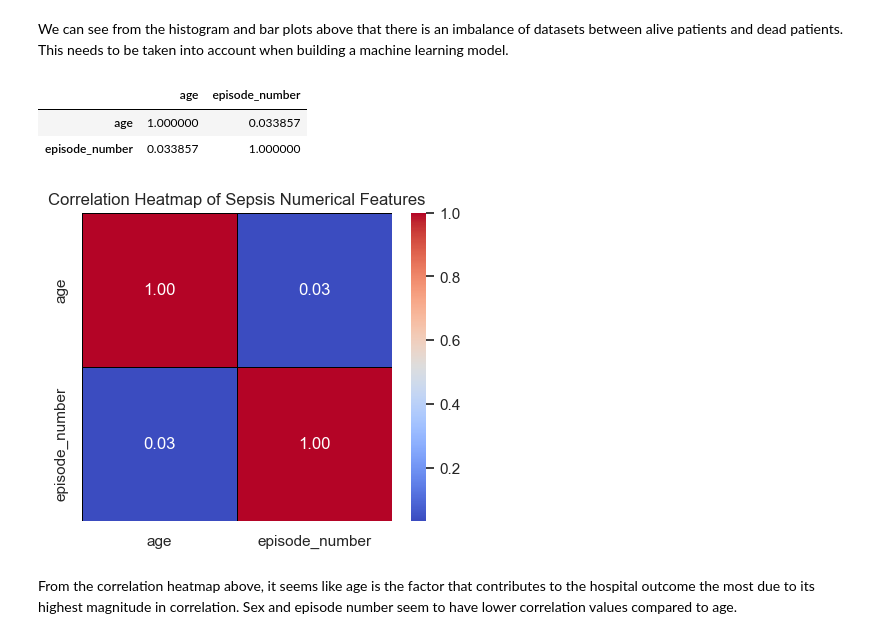
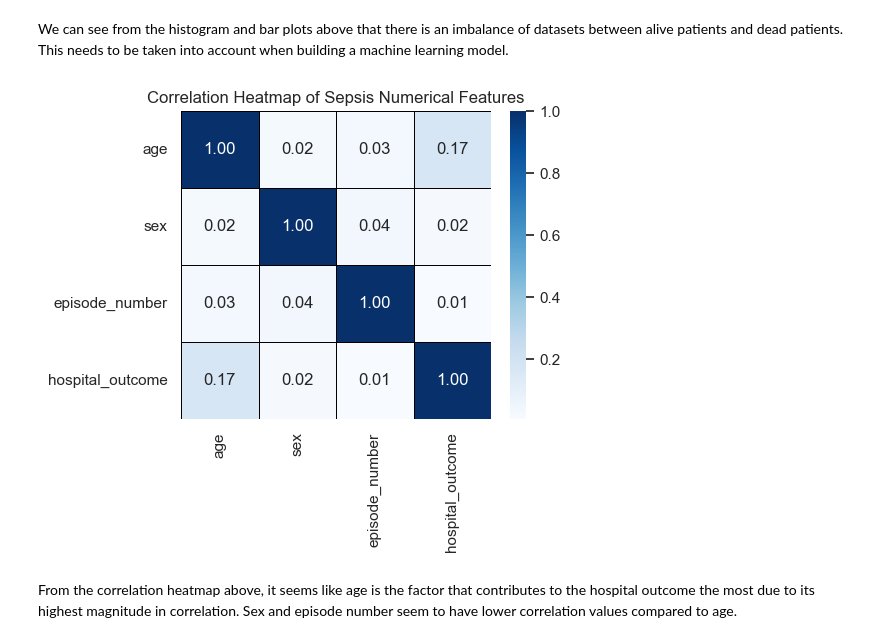
Before and after one commit to Eligoze75/Sepsis-Survival-Minimal-Clinical-Records, a Jupyter notebook: src/sepsis-predictor-report.ipynb, the cells around one changed output. Cells and saved outputs as stored; diff of their text form; code cells hidden in the pictures.

Commit message:
Final touches to visualizations, saved new model version, fixed shap values visualization, added Raghav's explaination

```diff
--- a/src/sepsis-predictor-report.ipynb
+++ b/src/sepsis-predictor-report.ipynb
@@ -178,30 +178,30 @@ plt.show()
 [figure]
 # %% [markdown]
 We can see from the histogram and bar plots above that there is an imbalance of datasets between alive patients and dead patients. This needs to be taken into account when building a machine learning model.
-# %%
-train_df.select_dtypes(["float", "int"]).corr()
-# %% [output]
-|  | age | episode_number |
-| age | 1.000000 | 0.033857 |
-| episode_number | 0.033857 | 1.000000 |
 # %%
 # Calculate the correlation matrix for the selected columns
-correlation_matrix = train_df.select_dtypes(["float", "int"]).corr()
+df_encoded = train_df.copy()
+
+# Convert categories to 0/1
+df_encoded['sex'] = df_encoded['sex'].astype('category').cat.codes
+df_encoded['hospital_outcome'] = df_encoded['hospital_outcome'].astype('category').cat.codes
+
+correlation_matrix = df_encoded.corr()
 
 # Generate Heat Map
 plt.figure(figsize=(5, 4))
 sns.heatmap(
     correlation_matrix,
     annot=True,  # Display correlation values
-    cmap="coolwarm",  # Use a diverging color map
+    cmap="Blues",  # Use a sequential color map
     fmt=".2f",  # Format numbers to two decimal places
     linewidths=0.5,  # Add lines between cells
     linecolor="black",
 )
 plt.title("Correlation Heatmap of Sepsis Numerical Features")
 plt.show()
 # %% [output]
-[figure, old version]
+[figure, new version]
 # %% [markdown]
 From the correlation heatmap above, it seems like age is the factor that contributes to the hospital outcome the most due to its highest magnitude in correlation. Sex and episode number seem to have lower correlation values compared to age.
 # %% [markdown]
```
Also changed, not shown: parts of 5 cells of this notebook, 1 other file.
